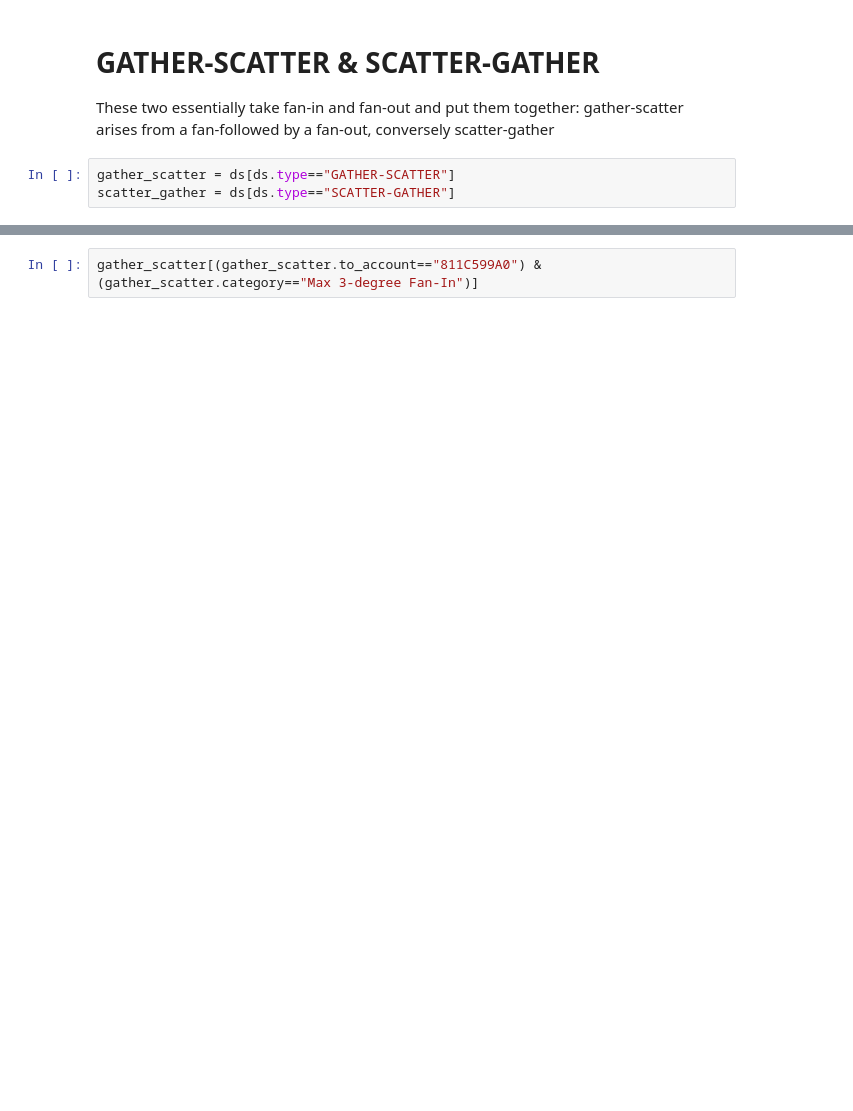
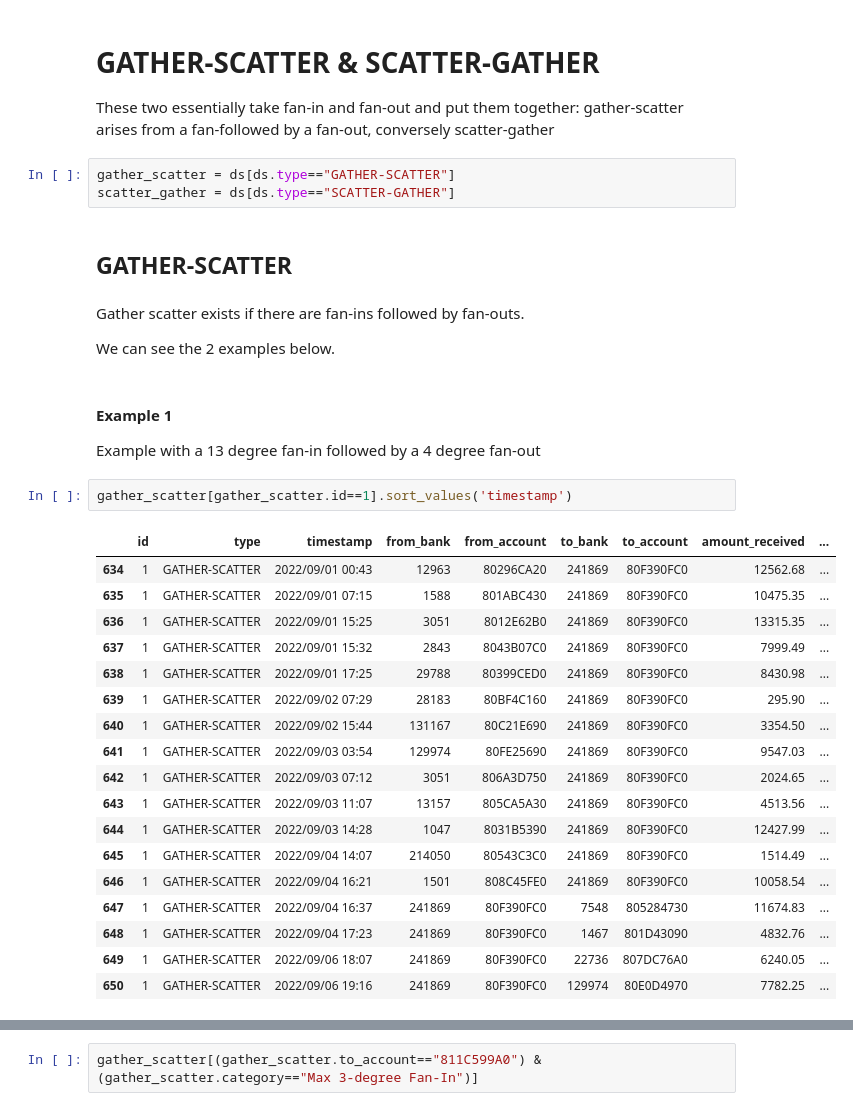
Before and after one commit to simonemalesardi/AMD_SM2L-Joint_Project, a Jupyter notebook: understand_pattern.ipynb, the cells around one changed output, grey strips where cells are left out. Drawn from its saved outputs; the diff is of its cells as text; blank space fills up the shorter version.

Commit message:
gather-scatter update - addition of more fan-in/fan-out proofs

```diff
--- a/understand_pattern.ipynb
+++ b/understand_pattern.ipynb
@@ -323,3 +509,33 @@ These two essentially take fan-in and fan-out and put them together: gather-scat
 # %%
 gather_scatter = ds[ds.type=="GATHER-SCATTER"]
 scatter_gather = ds[ds.type=="SCATTER-GATHER"]
+# %% [markdown]
+## GATHER-SCATTER
+# %% [markdown]
+Gather scatter exists if there are fan-ins followed by fan-outs.
+
+We can see the 2 examples below.
+# %% [markdown]
+#### Example 1
+Example with a 13 degree fan-in followed by a 4 degree fan-out
+# %%
+gather_scatter[gather_scatter.id==1].sort_values('timestamp')
+# %% [output]
+|  | id | type | timestamp | from_bank | from_account | to_bank | to_account | amount_received | ... |
+| 634 | 1 | GATHER-SCATTER | 2022/09/01 00:43 | 12963 | 80296CA20 | 241869 | 80F390FC0 | 12562.68 | ... |
+| 635 | 1 | GATHER-SCATTER | 2022/09/01 07:15 | 1588 | 801ABC430 | 241869 | 80F390FC0 | 10475.35 | ... |
+| 636 | 1 | GATHER-SCATTER | 2022/09/01 15:25 | 3051 | 8012E62B0 | 241869 | 80F390FC0 | 13315.35 | ... |
+| 637 | 1 | GATHER-SCATTER | 2022/09/01 15:32 | 2843 | 8043B07C0 | 241869 | 80F390FC0 | 7999.49 | ... |
+| 638 | 1 | GATHER-SCATTER | 2022/09/01 17:25 | 29788 | 80399CED0 | 241869 | 80F390FC0 | 8430.98 | ... |
+| 639 | 1 | GATHER-SCATTER | 2022/09/02 07:29 | 28183 | 80BF4C160 | 241869 | 80F390FC0 | 295.90 | ... |
+| 640 | 1 | GATHER-SCATTER | 2022/09/02 15:44 | 131167 | 80C21E690 | 241869 | 80F390FC0 | 3354.50 | ... |
+| 641 | 1 | GATHER-SCATTER | 2022/09/03 03:54 | 129974 | 80FE25690 | 241869 | 80F390FC0 | 9547.03 | ... |
+| 642 | 1 | GATHER-SCATTER | 2022/09/03 07:12 | 3051 | 806A3D750 | 241869 | 80F390FC0 | 2024.65 | ... |
+| 643 | 1 | GATHER-SCATTER | 2022/09/03 11:07 | 13157 | 805CA5A30 | 241869 | 80F390FC0 | 4513.56 | ... |
+| 644 | 1 | GATHER-SCATTER | 2022/09/03 14:28 | 1047 | 8031B5390 | 241869 | 80F390FC0 | 12427.99 | ... |
+| 645 | 1 | GATHER-SCATTER | 2022/09/04 14:07 | 214050 | 80543C3C0 | 241869 | 80F390FC0 | 1514.49 | ... |
+| 646 | 1 | GATHER-SCATTER | 2022/09/04 16:21 | 1501 | 808C45FE0 | 241869 | 80F390FC0 | 10058.54 | ... |
+| 647 | 1 | GATHER-SCATTER | 2022/09/04 16:37 | 241869 | 80F390FC0 | 7548 | 805284730 | 11674.83 | ... |
+| 648 | 1 | GATHER-SCATTER | 2022/09/04 17:23 | 241869 | 80F390FC0 | 1467 | 801D43090 | 4832.76 | ... |
+| 649 | 1 | GATHER-SCATTER | 2022/09/06 18:07 | 241869 | 80F390FC0 | 22736 | 807DC76A0 | 6240.05 | ... |
+| 650 | 1 | GATHER-SCATTER | 2022/09/06 19:16 | 241869 | 80F390FC0 | 129974 | 80E0D4970 | 7782.25 | ... |
```
Also changed, not shown: parts of 42 cells of this notebook.
